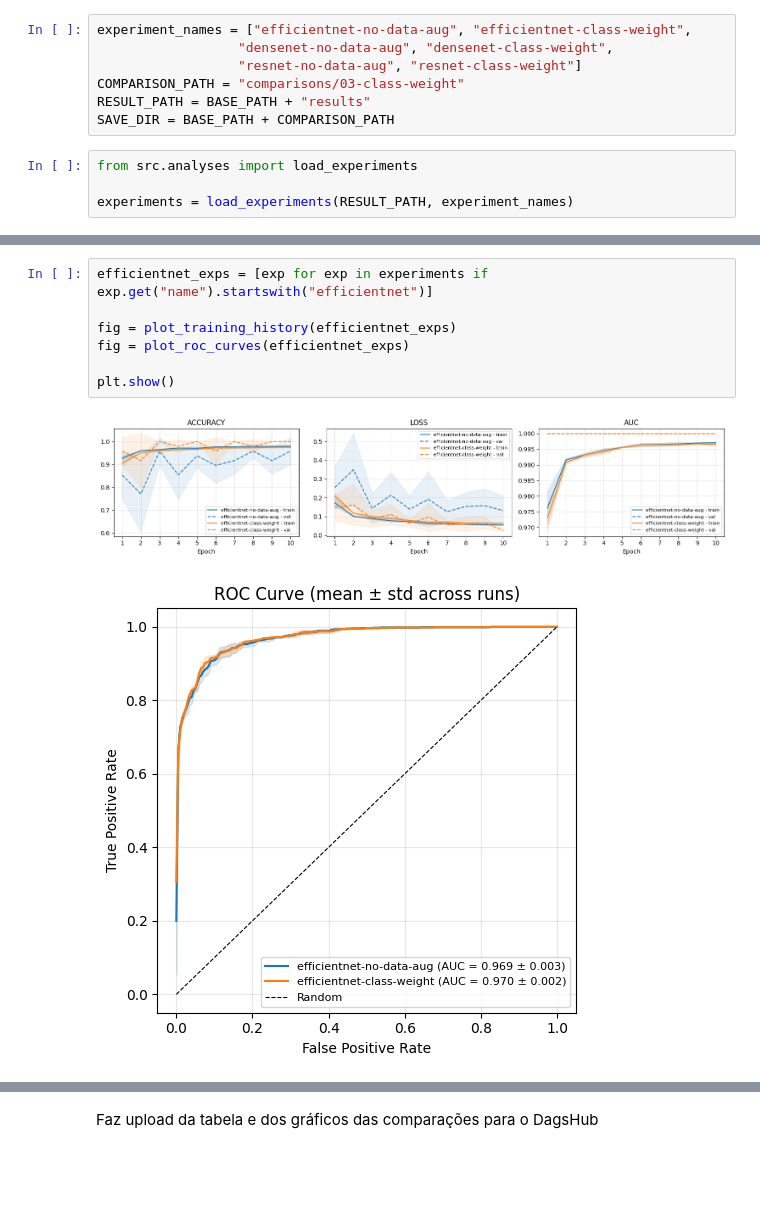
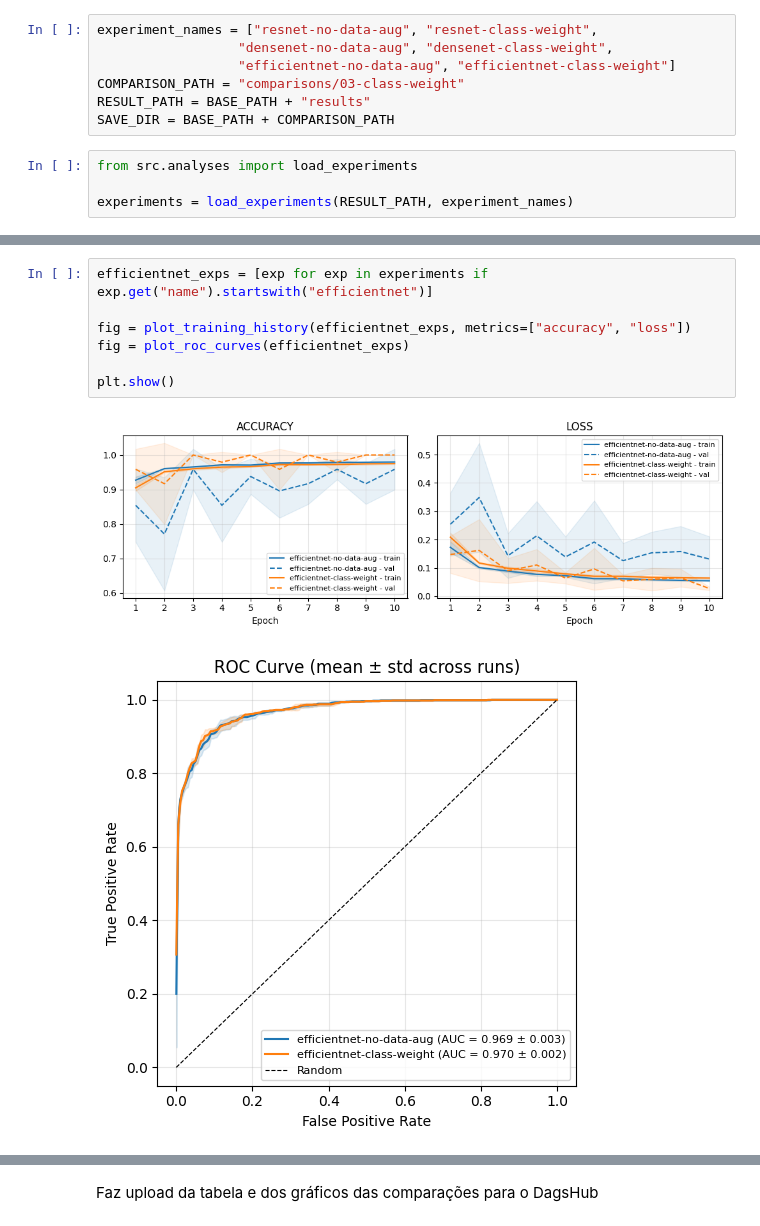
Before and after one commit to amartinsmg/classification-of-medical-images-using-cnn, a Jupyter notebook: notebooks/analyses/03_class_weight.ipynb, the cells around one changed output, grey strips where cells are left out. Drawn from its saved outputs; the diff is of its cells as text; blank space fills up the shorter version.

```diff
--- a/notebooks/analyses/03_class_weight.ipynb
+++ b/notebooks/analyses/03_class_weight.ipynb
@@ -25,7 +17,7 @@ Mounted at /content/drive
 # %%
-experiment_names = ["efficientnet-no-data-aug", "efficientnet-class-weight",
+experiment_names = ["resnet-no-data-aug", "resnet-class-weight",
                   "densenet-no-data-aug", "densenet-class-weight",
-                  "resnet-no-data-aug", "resnet-class-weight"]
+                  "efficientnet-no-data-aug", "efficientnet-class-weight"]
 COMPARISON_PATH = "comparisons/03-class-weight"
 RESULT_PATH = BASE_PATH + "results"
 SAVE_DIR = BASE_PATH + COMPARISON_PATH
@@ -75,12 +67,12 @@ plt.show()
 # %%
 efficientnet_exps = [exp for exp in experiments if exp.get("name").startswith("efficientnet")]
 
-fig = plot_training_history(efficientnet_exps)
+fig = plot_training_history(efficientnet_exps, metrics=["accuracy", "loss"])
 fig = plot_roc_curves(efficientnet_exps)
 
 plt.show()
 # %% [output]
-[figure, old version]
+[figure, new version]
 [figure]
 # %%
 from src.analyses import full_comparison
```
Also changed, not shown: parts of 8 cells of this notebook.
